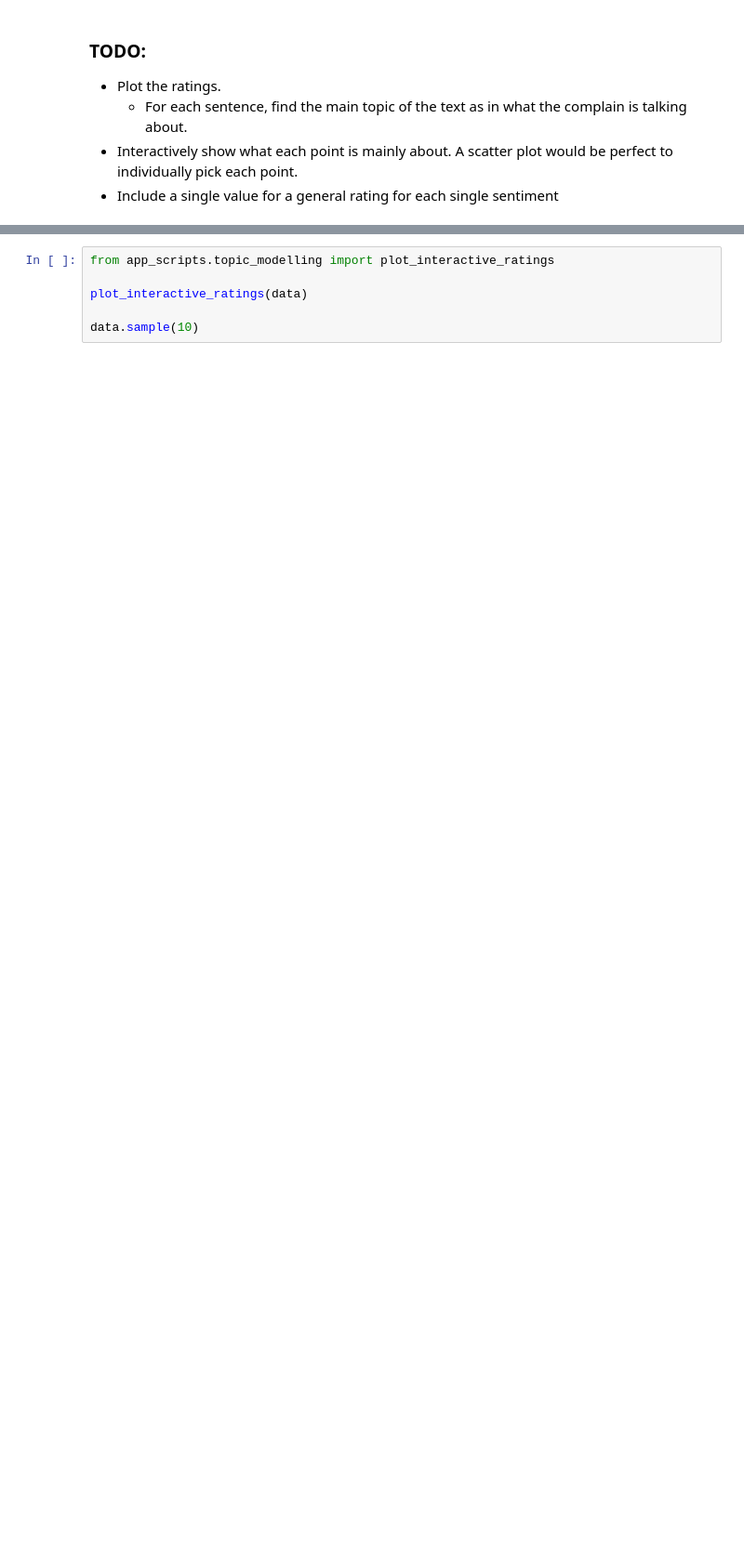
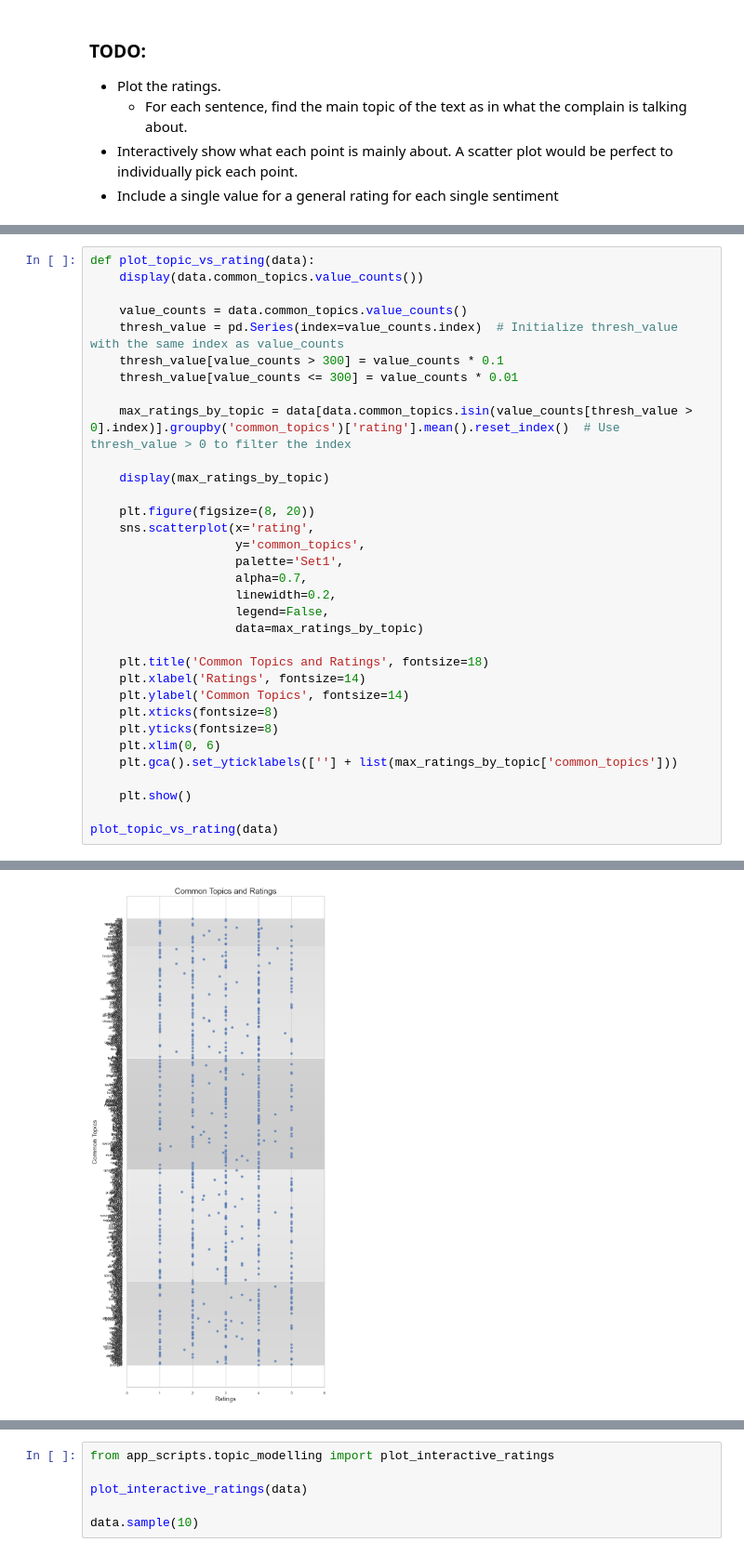
Before and after one commit to lagom-QB/AmazonReviews, a Jupyter notebook: SentimentAnalysis.ipynb, the cells around one changed output, grey strips where cells are left out. Shown at 93% size. Drawn from its saved outputs; the diff is of its cells as text; blank space fills up the shorter version.

```diff
--- a/SentimentAnalysis.ipynb
+++ b/SentimentAnalysis.ipynb
@@ -83,0 +156,34 @@ plot_topic_vs_ratings(data)
+# %%
+def plot_topic_vs_rating(data):
+    display(data.common_topics.value_counts())
+
+    value_counts = data.common_topics.value_counts()
+    thresh_value = pd.Series(index=value_counts.index)  # Initialize thresh_value with the same index as value_counts
+    thresh_value[value_counts > 300] = value_counts * 0.1
+    thresh_value[value_counts <= 300] = value_counts * 0.01
+
+    max_ratings_by_topic = data[data.common_topics.isin(value_counts[thresh_value > 0].index)].groupby('common_topics')['rating'].mean().reset_index()  # Use thresh_value > 0 to filter the index
+
+    display(max_ratings_by_topic)
+
+    plt.figure(figsize=(8, 20))
+    sns.scatterplot(x='rating',
+                    y='common_topics',
+                    palette='Set1',
+                    alpha=0.7,
+                    linewidth=0.2,
+                    legend=False,
+                    data=max_ratings_by_topic)
+
+    plt.title('Common Topics and Ratings', fontsize=18)
+    plt.xlabel('Ratings', fontsize=14)
+    plt.ylabel('Common Topics', fontsize=14)
+    plt.xticks(fontsize=8)
+    plt.yticks(fontsize=8)
+    plt.xlim(0, 6)
+    plt.gca().set_yticklabels([''] + list(max_ratings_by_topic['common_topics']))
+
+    plt.show()
+
+plot_topic_vs_rating(data)
+# %% [output]
@@ -83,0 +216 @@ plot_topic_vs_ratings(data)
+[figure, added]
```
Also changed, not shown: parts of 8 cells of this notebook, 1 other file.
